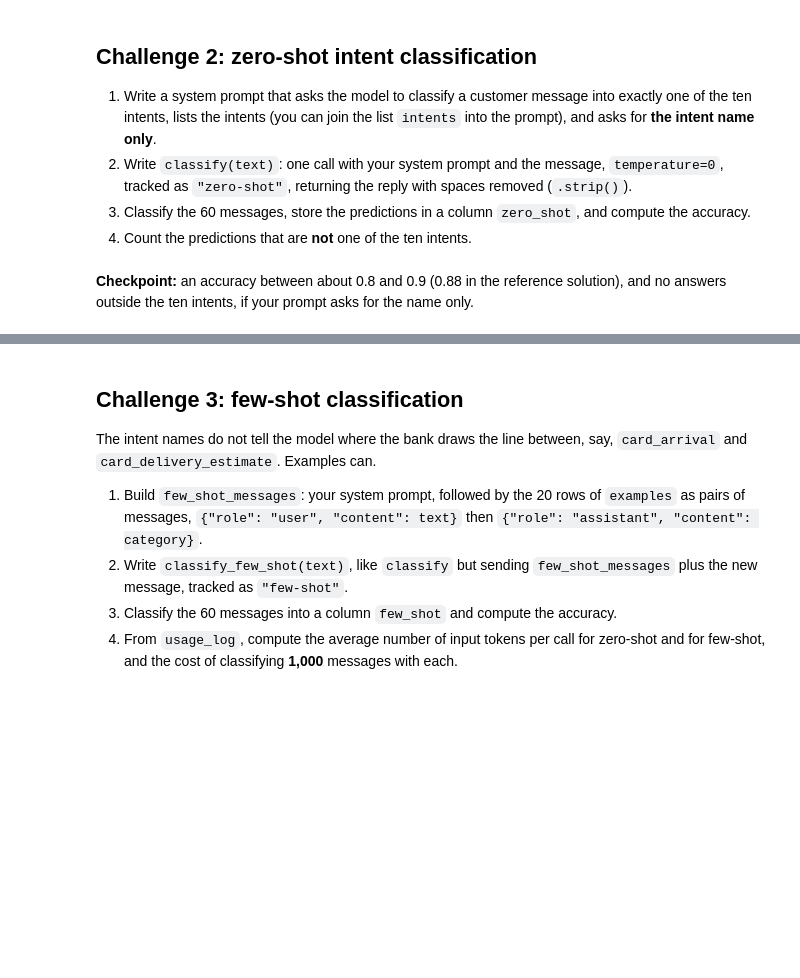
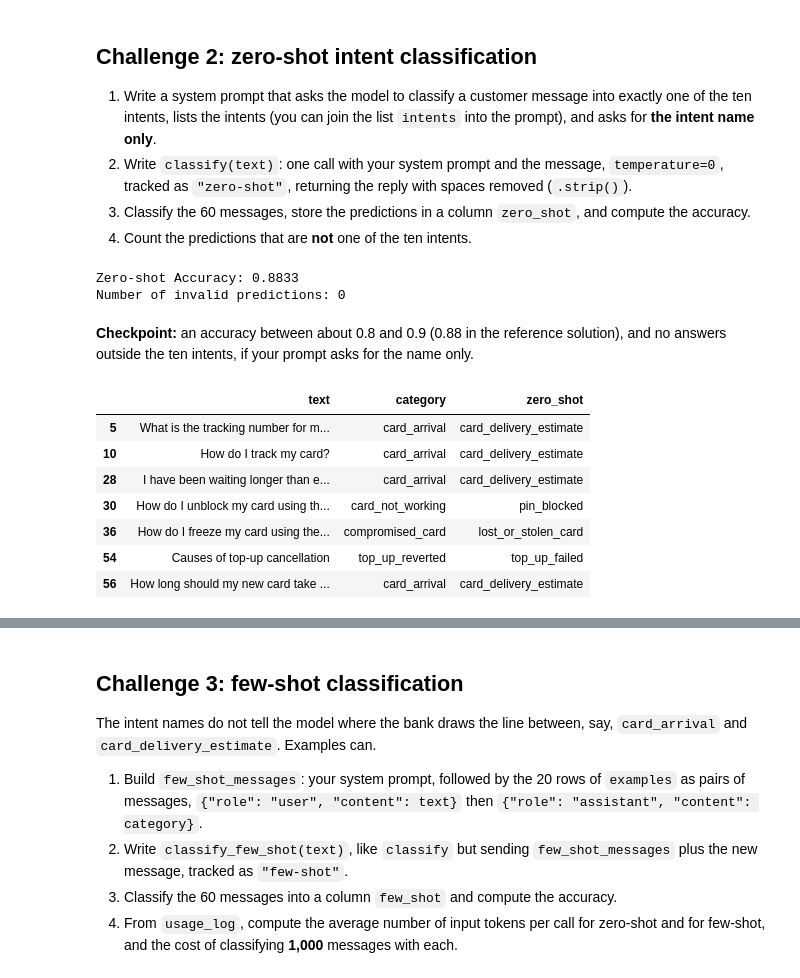
Before and after one commit to ironhack-labs/lab-genai-llms-openai-gpt-api-exercises, a Jupyter notebook: your-code/main.ipynb, the cells around one changed output, grey strips where cells are left out. Cells and saved outputs as stored; diff of their text form; code cells hidden in the pictures; blank space fills up the shorter version.

```diff
--- a/your-code/main.ipynb
+++ b/your-code/main.ipynb
@@ -77,18 +125,64 @@ print(intents)
 # %%
 # 1. System prompt
 
+intents_list = ", ".join(intents)
+system_prompt = f"""You are a bank customer service classifier.
+Classify the customer message into exactly one of the following ten intents:
+{intents_list}
+
+Respond ONLY with the intent name. Do not write any other words, punctuation, or explanations."""
 
 # 2. Classifier
 
+def classify(text):
+    response = track(
+        client.chat.completions.create(
+            model=MODEL,
+            temperature=0, # As instructed
+            messages=[
+                {"role": "system", "content": system_prompt},
+                {"role": "user", "content": text}
+            ]
+        ),
+        "zero-shot" # As instructed
+    )
+    return response.choices[0].message.content.strip()
 
 # 3. Predictions and accuracy
 
+messages['zero_shot'] = messages['text'].apply(classify)
+
+# Compute the accuracy against the 'category' ground truth column
+accuracy = (messages['zero_shot'] == messages['category']).mean()
+print(f"Zero-shot Accuracy: {accuracy:.4f}")
+
 
 # 4. Invalid answers
+
+invalid_count = (~messages['zero_shot'].isin(intents)).sum()
+print(f"Number of invalid predictions: {invalid_count}")
+# %% [output]
+Zero-shot Accuracy: 0.8833
+Number of invalid predictions: 0
 # %% [markdown]
 **Checkpoint:** an accuracy between about 0.8 and 0.9 (0.88 in the reference solution), and no answers outside the ten intents, if your prompt asks for the name only.
 # %%
 # 5. Show the messages that the zero-shot classifier got wrong, with the true and the predicted intent
+
+# Filter the dataframe to rows where prediction doesn't match the true category
+wrong_predictions = messages[messages['zero_shot'] != messages['category']]
+
+# Display the text along with the ground truth and what the LLM predicted
+wrong_predictions[['text', 'category', 'zero_shot']]
+# %% [output]
+|  | text | category | zero_shot |
+| 5 | What is the tracking number for m... | card_arrival | card_delivery_estimate |
+| 10 | How do I track my card? | card_arrival | card_delivery_estimate |
+| 28 | I have been waiting longer than e... | card_arrival | card_delivery_estimate |
+| 30 | How do I unblock my card using th... | card_not_working | pin_blocked |
+| 36 | How do I freeze my card using the... | compromised_card | lost_or_stolen_card |
+| 54 | Causes of top-up cancellation | top_up_reverted | top_up_failed |
+| 56 | How long should my new card take ... | card_arrival | card_delivery_estimate |
 # %% [markdown]
 **Question:** look at the mistakes. Which intents does the model confuse, and is it the same pattern as yesterday's models?
 
```
Also changed, not shown: parts of 13 cells of this notebook.
